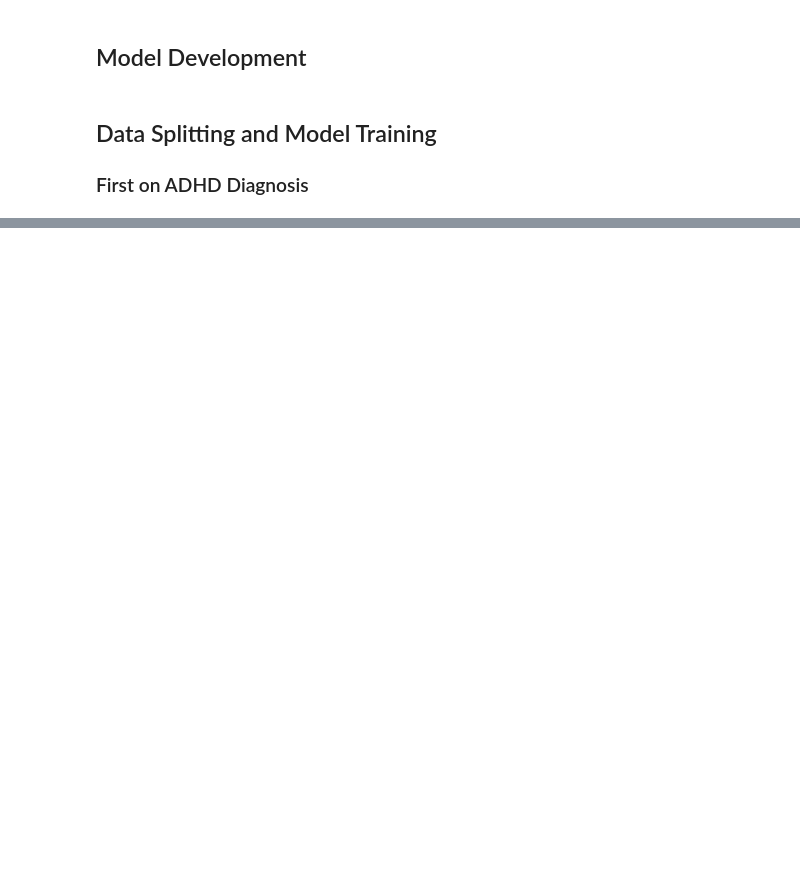
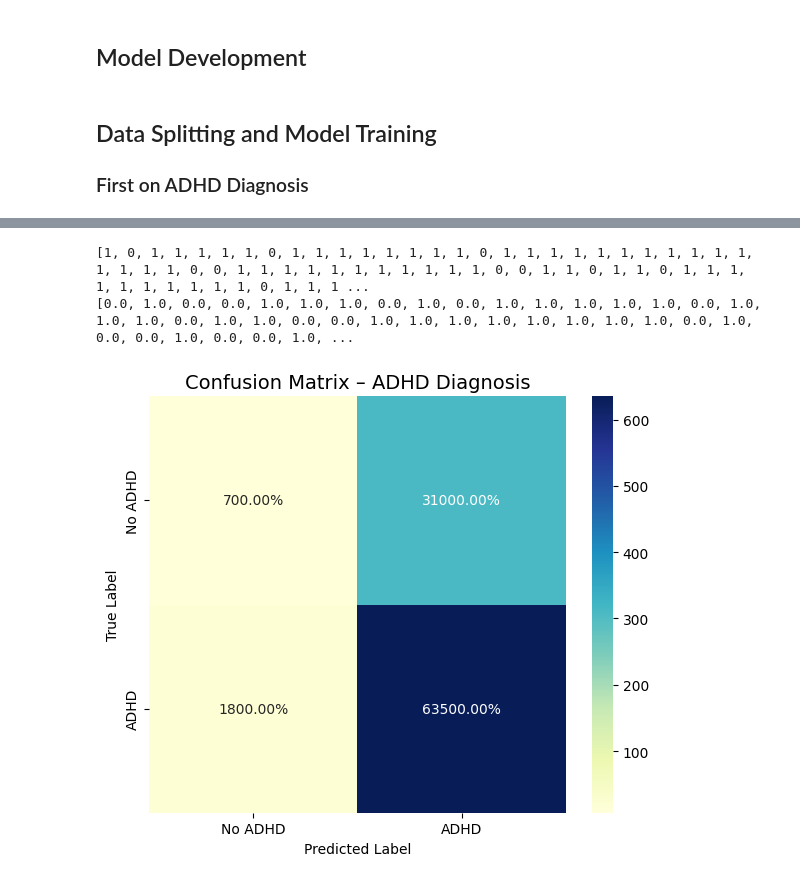
Before and after one commit to wendycarv/adhdDiagnosis, a Jupyter notebook: gnn_notebook.ipynb, the cells around one changed output, grey strips where cells are left out. Cells and saved outputs as stored; diff of their text form; code cells hidden in the pictures; blank space fills up the shorter version.

```diff
--- a/gnn_notebook.ipynb
+++ b/gnn_notebook.ipynb
@@ -209,17 +271,22 @@ plt.show()
 # %%
 # Confusion Matrix
+print(y_preds)
+print(y_vals)
 cm = confusion_matrix(y_vals, y_preds)
 plt.figure(figsize=(6, 5))
 sns.heatmap(cm, annot=True, cmap="YlGnBu", fmt=".2%", square=True, cbar=True)
-plt.title(f"Confusion Matrix – {name}", fontsize=14)
+plt.title(f"Confusion Matrix – ADHD Diagnosis", fontsize=14)
 plt.xlabel("Predicted Label")
 plt.ylabel("True Label")
 
-labels = class_labels[name]
-plt.xticks([0.5, 1.5], labels)
-plt.yticks([0.5, 1.5], labels)
+plt.xticks([0.5, 1.5], ["No ADHD", "ADHD"])
+plt.yticks([0.5, 1.5], ["No ADHD", "ADHD"])
 
 plt.tight_layout()
 plt.show()
+# %% [output]
+[1, 0, 1, 1, 1, 1, 1, 0, 1, 1, 1, 1, 1, 1, 1, 1, 0, 1, 1, 1, 1, 1, 1, 1, 1, 1, 1, 1, 1, 1, 1, 1, 0, 0, 1, 1, 1, 1, 1, 1, 1, 1, 1, 1, 1, 0, 0, 1, 1, 0, 1, 1, 0, 1, 1, 1, 1, 1, 1, 1, 1, 1, 1, 0, 1, 1, 1 ...
+[0.0, 1.0, 0.0, 0.0, 1.0, 1.0, 1.0, 0.0, 1.0, 0.0, 1.0, 1.0, 1.0, 1.0, 1.0, 0.0, 1.0, 1.0, 1.0, 0.0, 1.0, 1.0, 0.0, 0.0, 1.0, 1.0, 1.0, 1.0, 1.0, 1.0, 1.0, 1.0, 0.0, 1.0, 0.0, 0.0, 1.0, 0.0, 0.0, 1.0, ...
+[figure, added]
 # %%
 # TESTING!!! NEED TO FINISH
```
Also changed, not shown: parts of 10 cells of this notebook.
